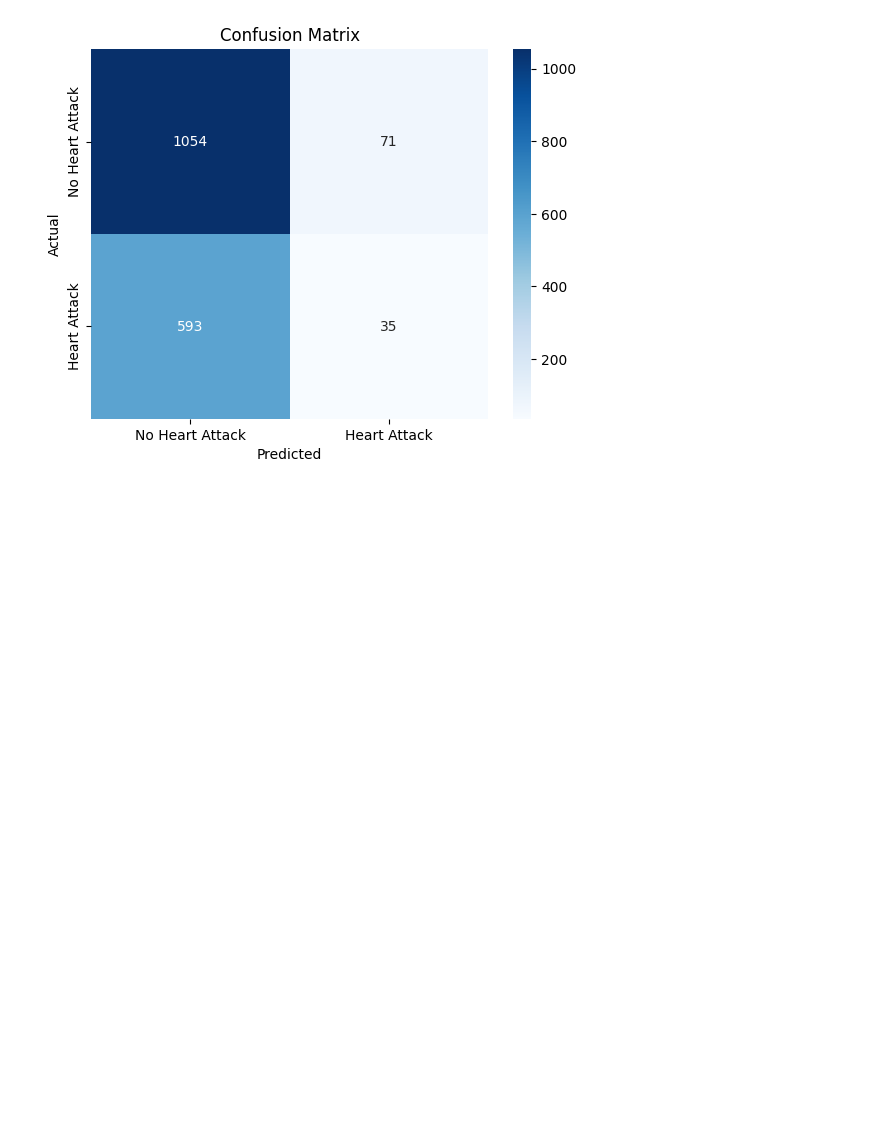
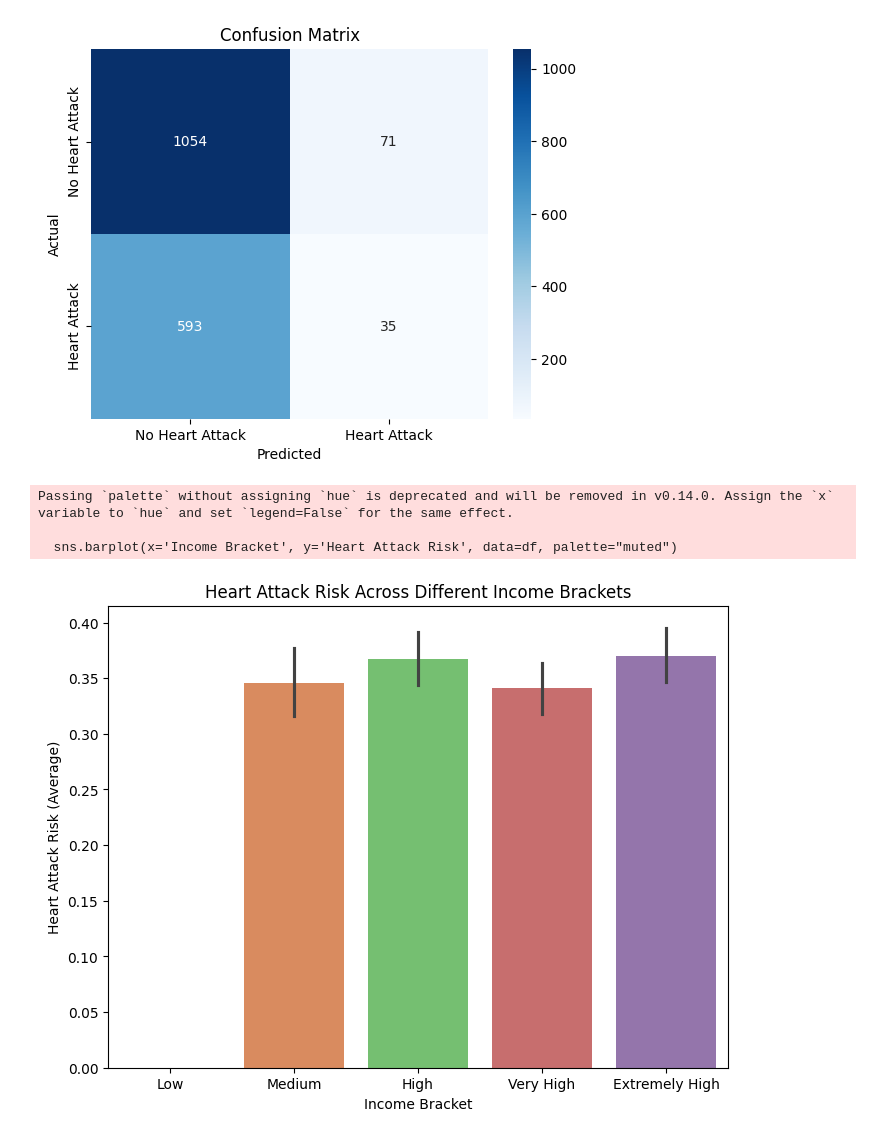
Before and after one commit to DavidOConnor1/Drug-Smoking_Prediction_Model, a Jupyter notebook: Heart_Attack_Prediction.ipynb, the cells around one changed output. Saved outputs shown, nothing was run; the diff lists cells and outputs as text; code cells hidden in the pictures; blank space fills up the shorter version.

```diff
--- a/Heart_Attack_Prediction.ipynb
+++ b/Heart_Attack_Prediction.ipynb
@@ -147,3 +147,22 @@ plt.title('Confusion Matrix')
 plt.show()
 # %% [output]
 [figure]
+# %%
+
+df['Income Bracket'] = pd.cut(df['Income'], bins=[0, 20000, 50000, 100000, 150000, 200000],
+                               labels=['Low', 'Medium', 'High', 'Very High', 'Extremely High'])
+
+# Barplot for income brackets with heart attack risk
+plt.figure(figsize=(8, 6))
+
+sns.barplot(x='Income Bracket', y='Heart Attack Risk', data=df, palette="muted")
+
+plt.title("Heart Attack Risk Across Different Income Brackets")
+plt.xlabel("Income Bracket")
+plt.ylabel("Heart Attack Risk (Average)")
+plt.show()
+# %% [output]
+Passing `palette` without assigning `hue` is deprecated and will be removed in v0.14.0. Assign the `x` variable to `hue` and set `legend=False` for the same effect.
+
+  sns.barplot(x='Income Bracket', y='Heart Attack Risk', data=df, palette="muted")
+[figure, added]
```
Also changed, not shown: parts of 1 cell of this notebook.
